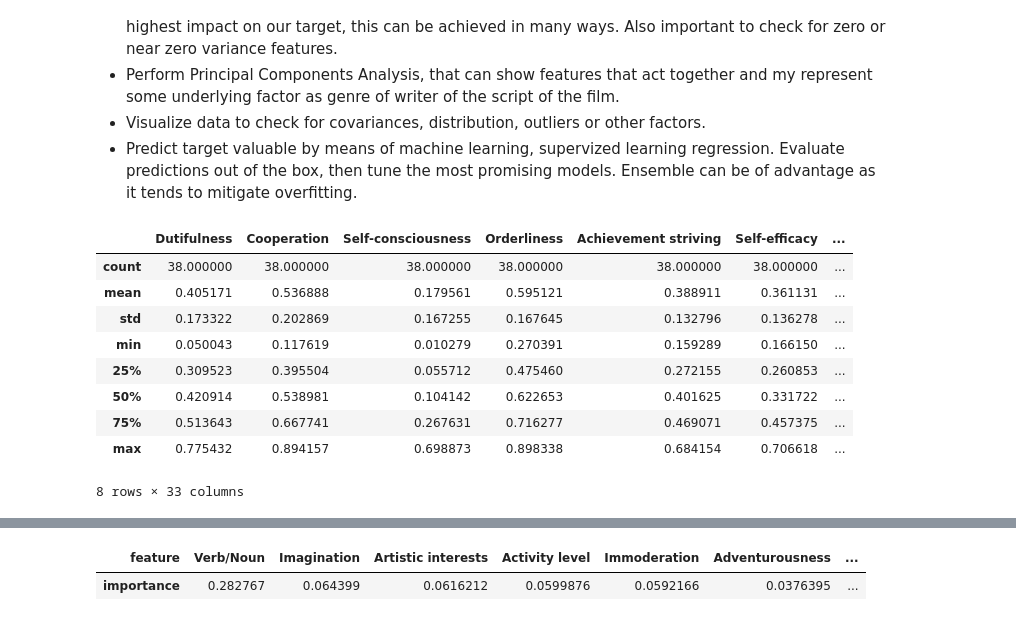
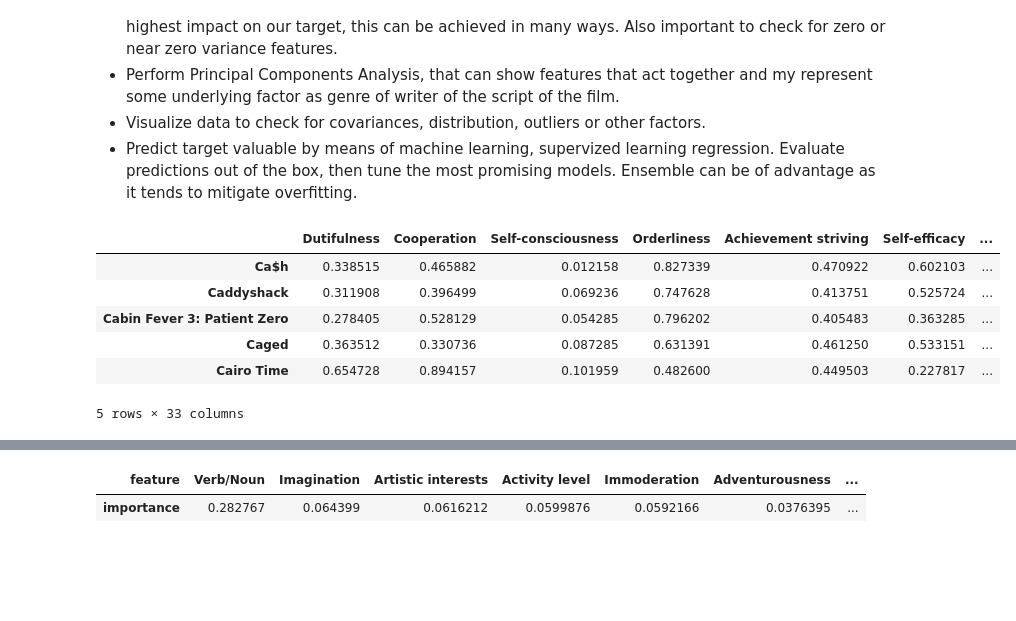
Before and after one commit to aredwing/film_script_analysis, a Jupyter notebook: prediction.ipynb, the cells around one changed output, grey strips where cells are left out. Saved outputs shown, nothing was run; the diff lists cells and outputs as text; code cells hidden in the pictures; blank space fills up the shorter version.

```diff
--- a/prediction.ipynb
+++ b/prediction.ipynb
@@ -18,27 +18,24 @@ To accomplish this:
 # %%
 # Import saved data from the data mining part,
 # so far, Year and Runtime variables will not be used and are dropped.
 # Import needed libraries.
 import pandas as pd
 import matplotlib.pyplot as plt
 %matplotlib inline
 import rs
 
 df       = pd.read_csv('scrapped/final.csv',index_col=0)
 df       = df.drop('Year',1)
 df       = df.drop('Runtime',1)
 
 target   = pd.read_csv('scrapped/target.csv',index_col=0)
 
-df.describe()
+df.head()
 # %% [output]
 |  | Dutifulness | Cooperation | Self-consciousness | Orderliness | Achievement striving | Self-efficacy | ... |
-| count | 38.000000 | 38.000000 | 38.000000 | 38.000000 | 38.000000 | 38.000000 | ... |
-| mean | 0.405171 | 0.536888 | 0.179561 | 0.595121 | 0.388911 | 0.361131 | ... |
-| std | 0.173322 | 0.202869 | 0.167255 | 0.167645 | 0.132796 | 0.136278 | ... |
-| min | 0.050043 | 0.117619 | 0.010279 | 0.270391 | 0.159289 | 0.166150 | ... |
-| 25% | 0.309523 | 0.395504 | 0.055712 | 0.475460 | 0.272155 | 0.260853 | ... |
-| 50% | 0.420914 | 0.538981 | 0.104142 | 0.622653 | 0.401625 | 0.331722 | ... |
-| 75% | 0.513643 | 0.667741 | 0.267631 | 0.716277 | 0.469071 | 0.457375 | ... |
-| max | 0.775432 | 0.894157 | 0.698873 | 0.898338 | 0.684154 | 0.706618 | ... |
+| Ca$h | 0.338515 | 0.465882 | 0.012158 | 0.827339 | 0.470922 | 0.602103 | ... |
+| Caddyshack | 0.311908 | 0.396499 | 0.069236 | 0.747628 | 0.413751 | 0.525724 | ... |
+| Cabin Fever 3: Patient Zero | 0.278405 | 0.528129 | 0.054285 | 0.796202 | 0.405483 | 0.363285 | ... |
+| Caged | 0.363512 | 0.330736 | 0.087285 | 0.631391 | 0.461250 | 0.533151 | ... |
+| Cairo Time | 0.654728 | 0.894157 | 0.101959 | 0.482600 | 0.449503 | 0.227817 | ... |
-8 rows × 33 columns
+5 rows × 33 columns
```
Also changed, not shown: parts of 1 cell of this notebook, 2 other files.
